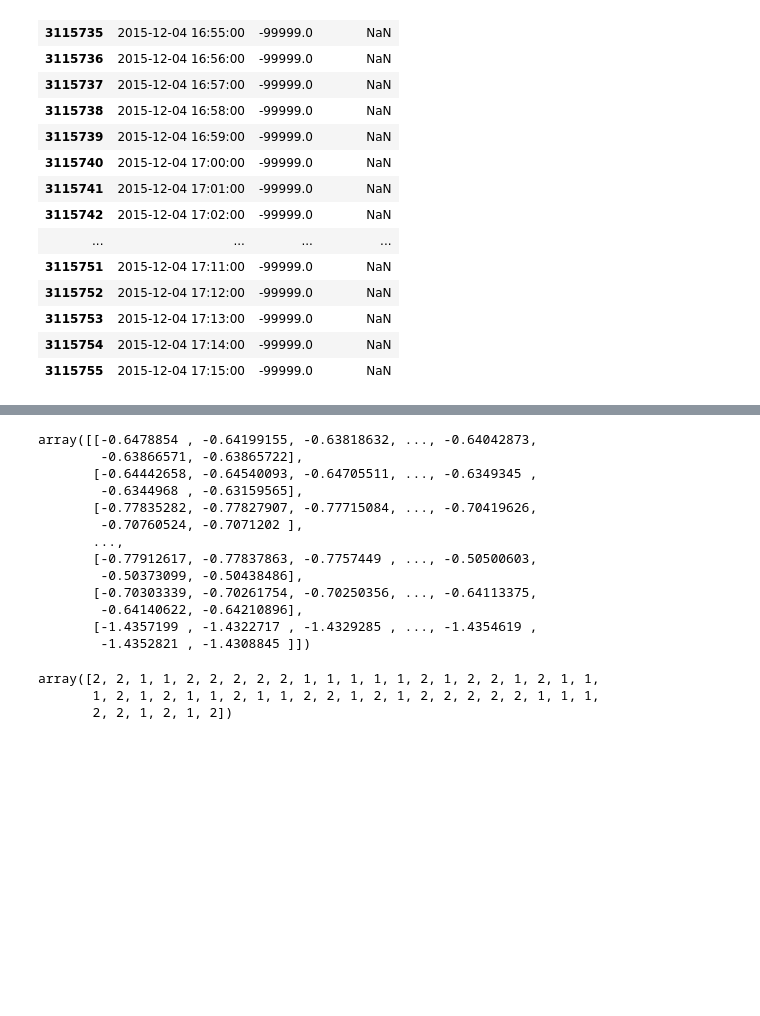
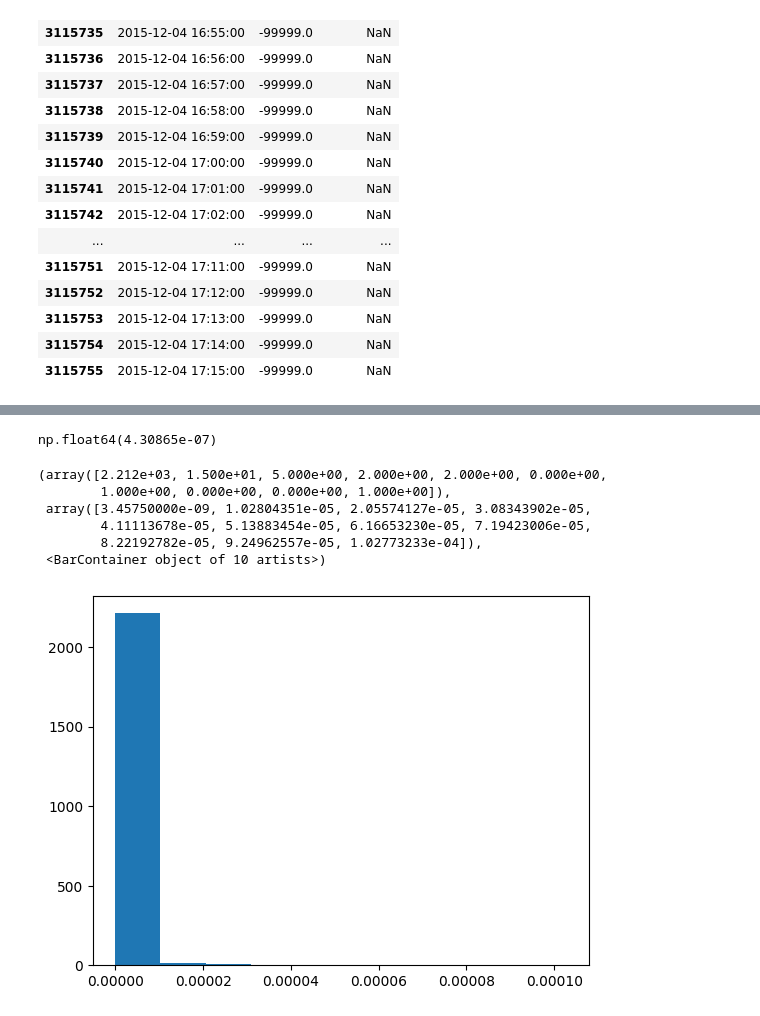
Before and after one commit to JinsuHongg/CMEPredviaSF, a Jupyter notebook: Analysis/SF_dist_analysis.ipynb, the cells around one changed output, grey strips where cells are left out. Cells and saved outputs as stored; diff of their text form; code cells hidden in the pictures; blank space fills up the shorter version.

```diff
--- a/Analysis/SF_dist_analysis.ipynb
+++ b/Analysis/SF_dist_analysis.ipynb
@@ -117,22 +105,18 @@ df_xray.loc[df_xray['Timestamp'].between("2015-12-04 16:53:00", "2015-12-04 17:1
-# %%
-X_train
-# %% [output]
-array([[-0.6478854 , -0.64199155, -0.63818632, ..., -0.64042873,
-        -0.63866571, -0.63865722],
-       [-0.64442658, -0.64540093, -0.64705511, ..., -0.6349345 ,
-        -0.6344968 , -0.63159565],
-       [-0.77835282, -0.77827907, -0.77715084, ..., -0.70419626,
-        -0.70760524, -0.7071202 ],
-       ...,
-       [-0.77912617, -0.77837863, -0.7757449 , ..., -0.50500603,
-        -0.50373099, -0.50438486],
-       [-0.70303339, -0.70261754, -0.70250356, ..., -0.64113375,
-        -0.64140622, -0.64210896],
-       [-1.4357199 , -1.4322717 , -1.4329285 , ..., -1.4354619 ,
-        -1.4352821 , -1.4308845 ]])
-# %%
-y_train
-# %% [output]
-array([2, 2, 1, 1, 2, 2, 2, 2, 2, 1, 1, 1, 1, 1, 2, 1, 2, 2, 1, 2, 1, 1,
-       1, 2, 1, 2, 1, 1, 2, 1, 1, 2, 2, 1, 2, 1, 2, 2, 2, 2, 2, 1, 1, 1,
-       2, 2, 1, 2, 1, 2])
+# %%
+df = df_list.loc[(df_list['cme_vel'].notnull()) & (df_list['Background_X-ray_flux'].notnull())
+                 & (df_list['goes_class_num'].notnull()) & (df_list['fluorescence'] >= 0)
+                 & (df_list['rise_gradient'] >= 0),  :]
+# %%
+df['avg_rise_fluorescence'].min()
+# %% [output]
+np.float64(4.30865e-07)
+# %%
+plt.hist(df['rise_gradient'])
+# %% [output]
+(array([2.212e+03, 1.500e+01, 5.000e+00, 2.000e+00, 2.000e+00, 0.000e+00,
+        1.000e+00, 0.000e+00, 0.000e+00, 1.000e+00]),
+ array([3.45750000e-09, 1.02804351e-05, 2.05574127e-05, 3.08343902e-05,
+        4.11113678e-05, 5.13883454e-05, 6.16653230e-05, 7.19423006e-05,
+        8.22192782e-05, 9.24962557e-05, 1.02773233e-04]),
+ <BarContainer object of 10 artists>)
+[figure, added]
```
Also changed, not shown: parts of 4 cells of this notebook, 4 other files.
